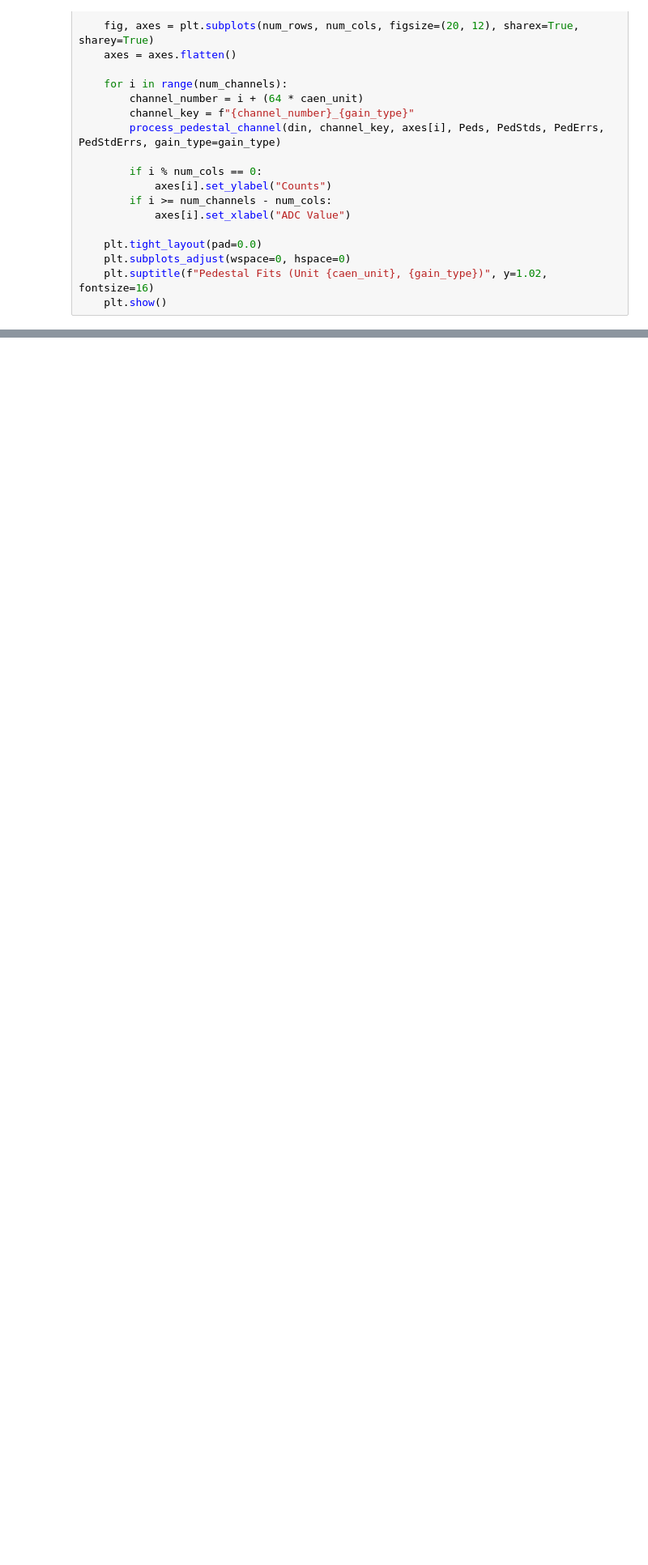
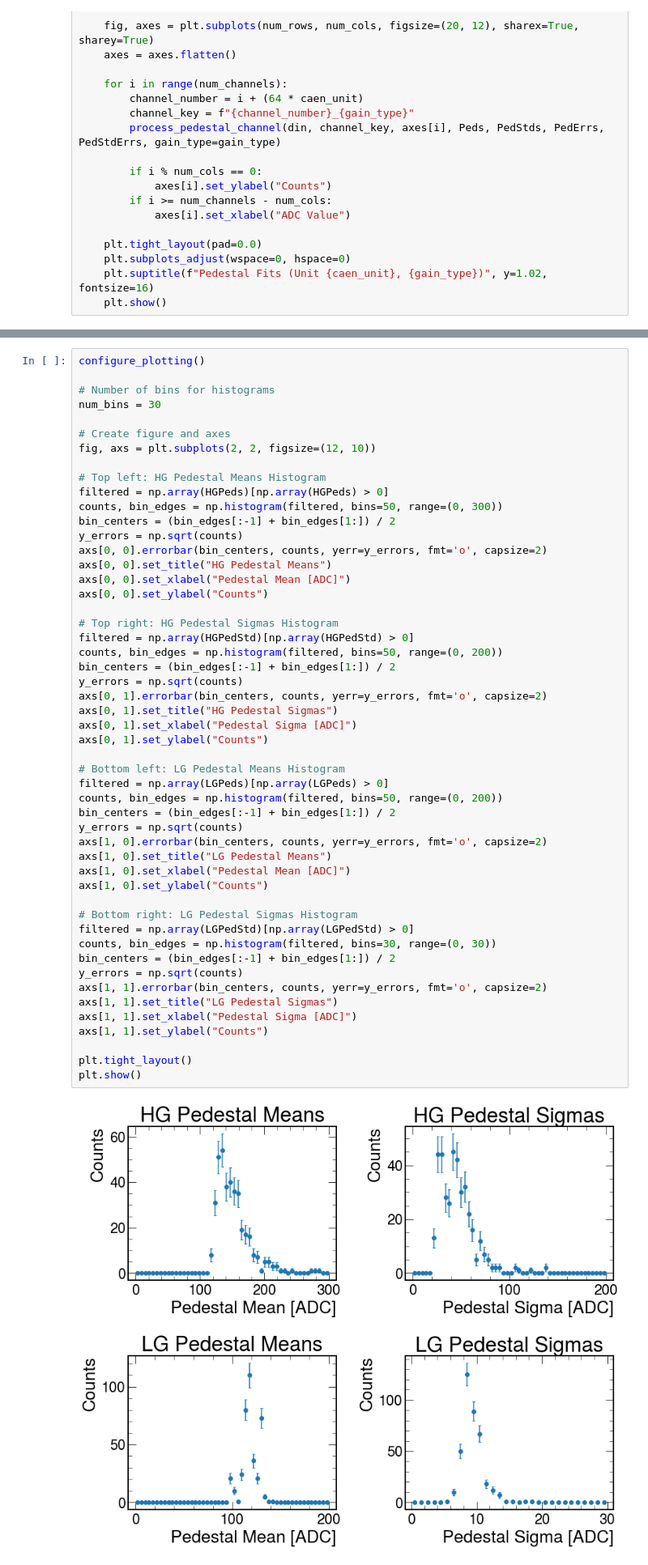
Before and after one commit to SeanBP/genIII_prototype_analysis, a Jupyter notebook: Pedestal_Analysis.ipynb, the cells around one changed output, grey strips where cells are left out. Shown at 81% size. Cells and saved outputs as stored; diff of their text form; blank space fills up the shorter version.

```diff
--- a/Pedestal_Analysis.ipynb
+++ b/Pedestal_Analysis.ipynb
@@ -190,3 +206,56 @@ plt.show()
+# %%
+configure_plotting()
+
+# Number of bins for histograms
+num_bins = 30
+
+# Create figure and axes
+fig, axs = plt.subplots(2, 2, figsize=(12, 10))
+
+# Top left: HG Pedestal Means Histogram
+filtered = np.array(HGPeds)[np.array(HGPeds) > 0]
+counts, bin_edges = np.histogram(filtered, bins=50, range=(0, 300))
+bin_centers = (bin_edges[:-1] + bin_edges[1:]) / 2
+y_errors = np.sqrt(counts)
+axs[0, 0].errorbar(bin_centers, counts, yerr=y_errors, fmt='o', capsize=2)
+axs[0, 0].set_title("HG Pedestal Means")
+axs[0, 0].set_xlabel("Pedestal Mean [ADC]")
+axs[0, 0].set_ylabel("Counts")
+
+# Top right: HG Pedestal Sigmas Histogram
+filtered = np.array(HGPedStd)[np.array(HGPedStd) > 0]
+counts, bin_edges = np.histogram(filtered, bins=50, range=(0, 200))
+bin_centers = (bin_edges[:-1] + bin_edges[1:]) / 2
+y_errors = np.sqrt(counts)
+axs[0, 1].errorbar(bin_centers, counts, yerr=y_errors, fmt='o', capsize=2)
+axs[0, 1].set_title("HG Pedestal Sigmas")
+axs[0, 1].set_xlabel("Pedestal Sigma [ADC]")
+axs[0, 1].set_ylabel("Counts")
+
+# Bottom left: LG Pedestal Means Histogram
+filtered = np.array(LGPeds)[np.array(LGPeds) > 0]
+counts, bin_edges = np.histogram(filtered, bins=50, range=(0, 200))
+bin_centers = (bin_edges[:-1] + bin_edges[1:]) / 2
+y_errors = np.sqrt(counts)
+axs[1, 0].errorbar(bin_centers, counts, yerr=y_errors, fmt='o', capsize=2)
+axs[1, 0].set_title("LG Pedestal Means")
+axs[1, 0].set_xlabel("Pedestal Mean [ADC]")
+axs[1, 0].set_ylabel("Counts")
+
+# Bottom right: LG Pedestal Sigmas Histogram
+filtered = np.array(LGPedStd)[np.array(LGPedStd) > 0]
+counts, bin_edges = np.histogram(filtered, bins=30, range=(0, 30))
+bin_centers = (bin_edges[:-1] + bin_edges[1:]) / 2
+y_errors = np.sqrt(counts)
+axs[1, 1].errorbar(bin_centers, counts, yerr=y_errors, fmt='o', capsize=2)
+axs[1, 1].set_title("LG Pedestal Sigmas")
+axs[1, 1].set_xlabel("Pedestal Sigma [ADC]")
+axs[1, 1].set_ylabel("Counts")
+
+plt.tight_layout()
+plt.show()
+# %% [output]
+[figure, added]
 # %%
 pedestal_data = {
     'HGPedMean': HGPeds,
```
Also changed, not shown: parts of 5 cells of this notebook, 4 other files.
